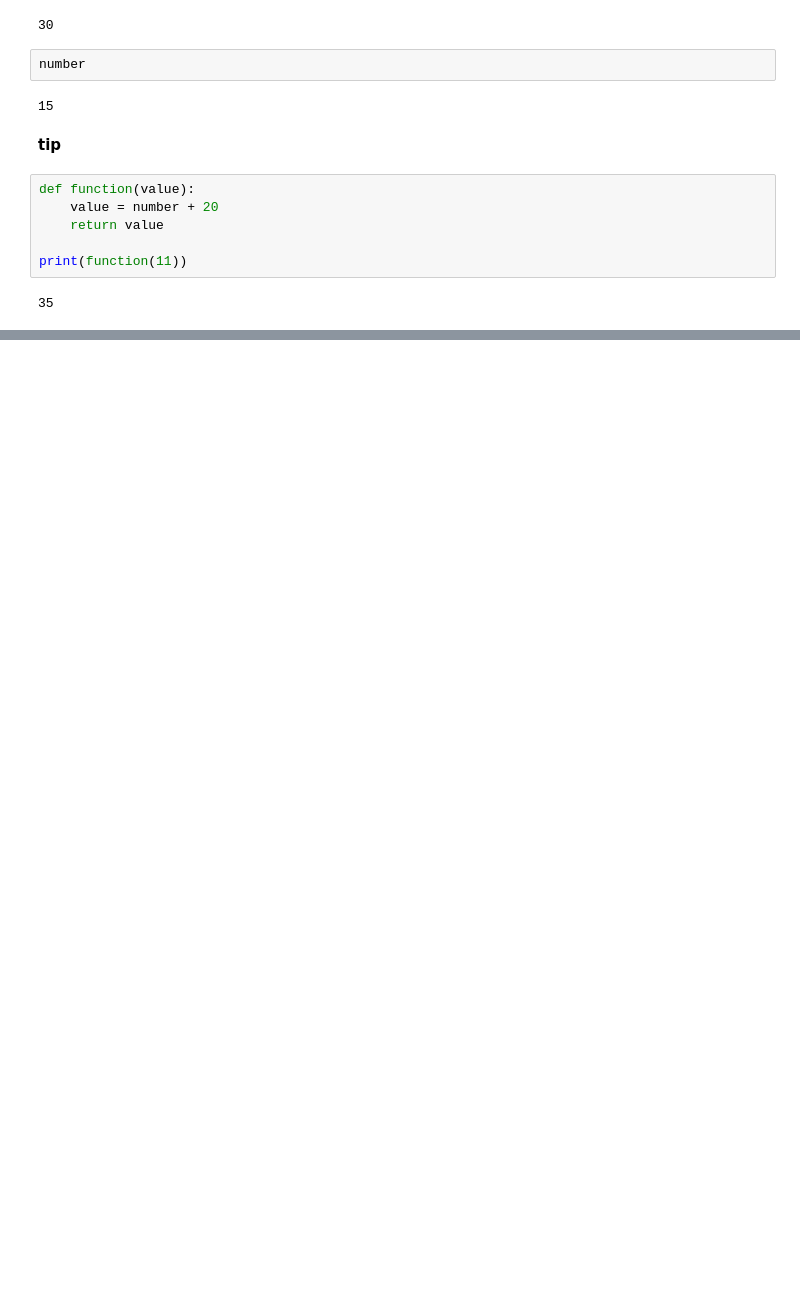
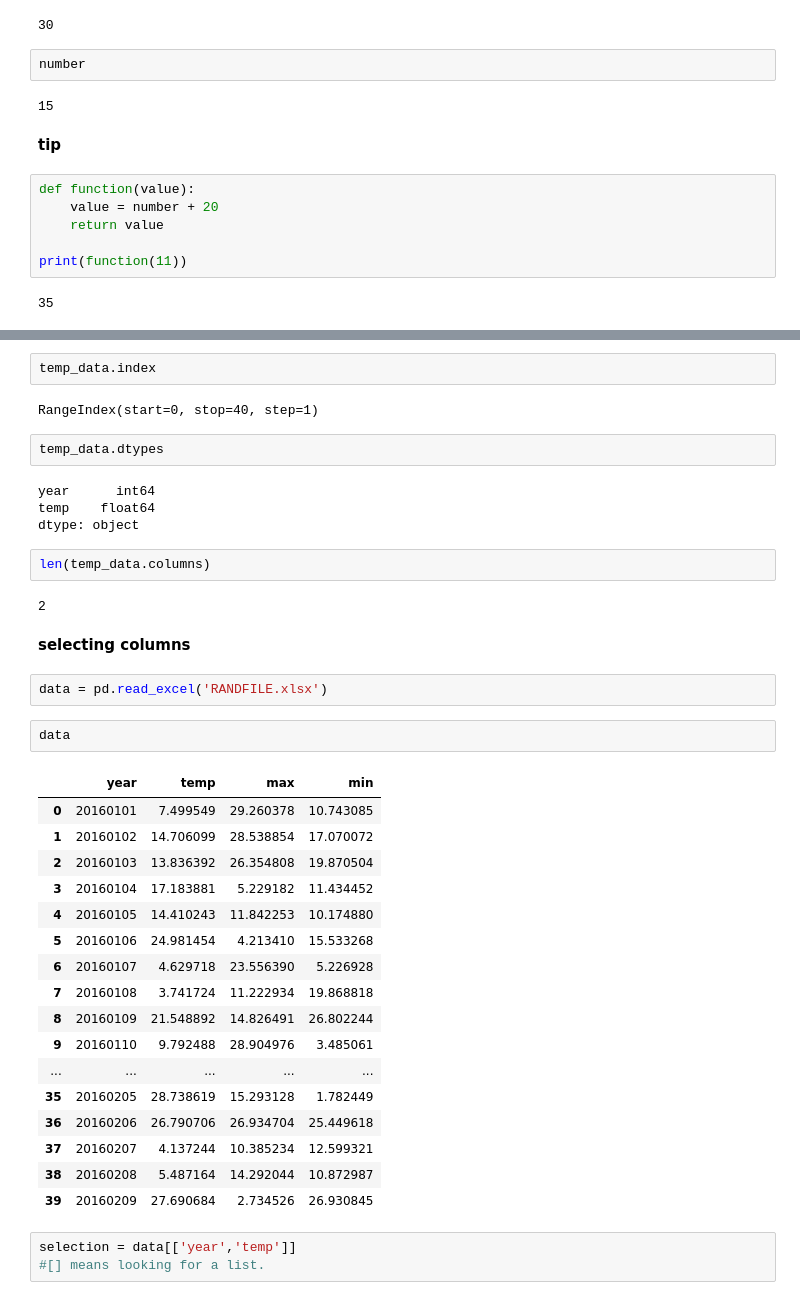
Before and after one commit to yangshanye/Python-Tutorial, a Jupyter notebook: Geopython_basic_expresion.ipynb, the cells around one changed output, grey strips where cells are left out. Drawn from its saved outputs; the diff is of its cells as text; blank space fills up the shorter version.

```diff
--- a/Geopython_basic_expresion.ipynb
+++ b/Geopython_basic_expresion.ipynb
@@ -872,0 +1138,41 @@ print(function(11))
+# %%
+temp_data.index
+# %% [output]
+RangeIndex(start=0, stop=40, step=1)
+# %%
+temp_data.dtypes
+# %% [output]
+year      int64
+temp    float64
+dtype: object
+# %%
+len(temp_data.columns)
+# %% [output]
+2
+# %% [markdown]
+**selecting columns**
+# %%
+data = pd.read_excel('RANDFILE.xlsx')
+# %%
+data
+# %% [output]
+|  | year | temp | max | min |
+| 0 | 20160101 | 7.499549 | 29.260378 | 10.743085 |
+| 1 | 20160102 | 14.706099 | 28.538854 | 17.070072 |
+| 2 | 20160103 | 13.836392 | 26.354808 | 19.870504 |
+| 3 | 20160104 | 17.183881 | 5.229182 | 11.434452 |
+| 4 | 20160105 | 14.410243 | 11.842253 | 10.174880 |
+| 5 | 20160106 | 24.981454 | 4.213410 | 15.533268 |
+| 6 | 20160107 | 4.629718 | 23.556390 | 5.226928 |
+| 7 | 20160108 | 3.741724 | 11.222934 | 19.868818 |
+| 8 | 20160109 | 21.548892 | 14.826491 | 26.802244 |
+| 9 | 20160110 | 9.792488 | 28.904976 | 3.485061 |
+| ... | ... | ... | ... | ... |
+| 35 | 20160205 | 28.738619 | 15.293128 | 1.782449 |
+| 36 | 20160206 | 26.790706 | 26.934704 | 25.449618 |
+| 37 | 20160207 | 4.137244 | 10.385234 | 12.599321 |
+| 38 | 20160208 | 5.487164 | 14.292044 | 10.872987 |
+| 39 | 20160209 | 27.690684 | 2.734526 | 26.930845 |
+# %%
+selection = data[['year','temp']]
+#[] means looking for a list.
```
Also changed, not shown: parts of 87 cells of this notebook.
